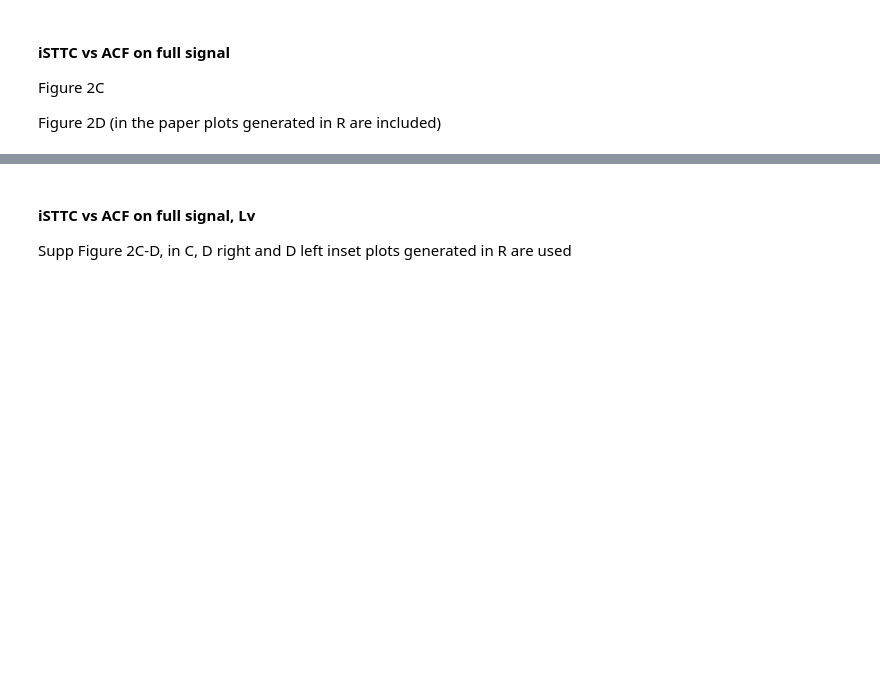
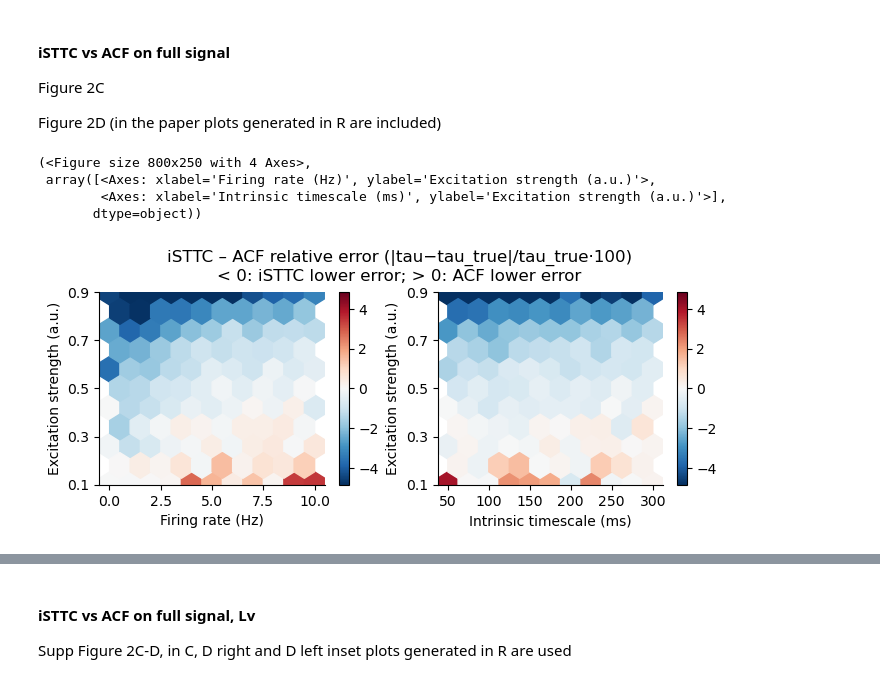
Before and after one commit to iinnpp/isttc, a Jupyter notebook: notebooks/synthetic/plot_taus_parametric_dataset.ipynb, the cells around one changed output, grey strips where cells are left out. Cells and saved outputs as stored; diff of their text form; code cells hidden in the pictures; blank space fills up the shorter version.

```diff
--- a/notebooks/synthetic/plot_taus_parametric_dataset.ipynb
+++ b/notebooks/synthetic/plot_taus_parametric_dataset.ipynb
@@ -82,0 +116,29 @@ Index(['unit_id', 'fr', 'alpha', 'lv', 'tau_ms_true', 'tau_diff_rel_pearsonr',
+# %%
+# Dataframe to plot now many spike trains for a method have a REE within certain percentage
+intervals = {
+    '+-100':   (0,   100),
+    '+-75':  (0,  75),
+    '+-50':  (0,  50),
+    '+-25':  (0,  25),
+}
+
+df = df_all.copy()
+
+rows = []
+for method, sub in df.groupby('method'):
+    total = len(sub)
+    row = {'method': method}
+    for name, (lo, hi) in intervals.items():
+        cnt = sub['tau_diff_rel'].between(lo, hi).sum()
+        row[name] = cnt/total*100
+    rows.append(row)
+tau_plot_error_df = pd.DataFrame(rows).set_index('method')
+
+# make long df
+tau_plot_error_df = tau_plot_error_df.reset_index()
+tau_plot_error_long_df = tau_plot_error_df.melt(
+    id_vars='method',
+    var_name='interval',
+    value_name='percentage'
+)
+tau_plot_error_long_df
@@ -187,0 +382,19 @@ if save_fig:
+# %%
+c3 = tau_full_wide_df["tau_diff_rel_isttc"] - tau_full_wide_df["tau_diff_rel_acf"]
+
+hexbin_pair(
+    tau_full_wide_df,
+    x1="fr", x2="tau_ms_true", y="alpha", c=c3,
+    title="iSTTC – ACF relative error (|tau−tau_true|/tau_true·100)\n< 0: iSTTC lower error; > 0: ACF lower error",
+    xlabel1="Firing rate (Hz)", xlabel2="Intrinsic timescale (ms)", ylabel = "Excitation strength (a.u.)",
+    xticks2=np.linspace(50, 300, 6), yticks=np.linspace(0.1, 0.9, 5),
+    ylim=[0.1, 0.9],
+    save_path_png=fig_folder + "taus_isttc_vs_acf_ree_hexbin.png" if save_fig else None,
+    save_path_svg=fig_folder + "taus_isttc_vs_acf_ree_hexbin.svg" if save_fig else None,
+)
+# %% [output]
+(<Figure size 800x250 with 4 Axes>,
+ array([<Axes: xlabel='Firing rate (Hz)', ylabel='Excitation strength (a.u.)'>,
+        <Axes: xlabel='Intrinsic timescale (ms)', ylabel='Excitation strength (a.u.)'>],
+       dtype=object))
+[figure, added]
```
Also changed, not shown: parts of 24 cells of this notebook, 4 other files.
